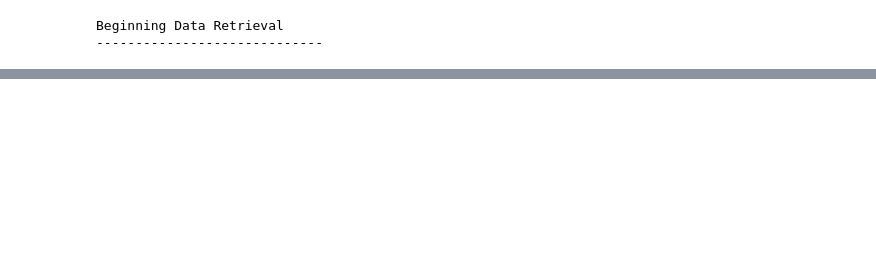
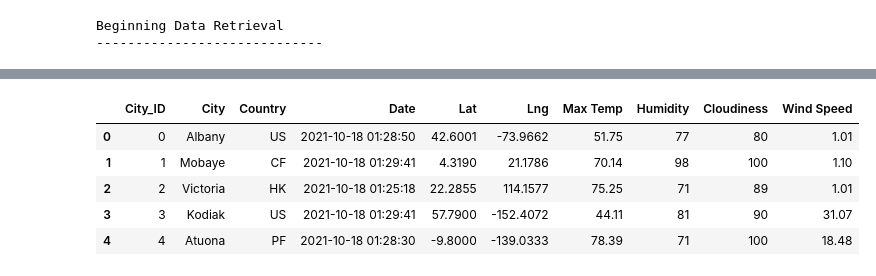
Before and after one commit to ltmurphy/World_Weather_Analysis, a Jupyter notebook: bones.ipynb, the cells around one changed output, grey strips where cells are left out. Drawn from its saved outputs; the diff is of its cells as text; code cells hidden in the pictures; blank space fills up the shorter version.

```diff
--- a/bones.ipynb
+++ b/bones.ipynb
@@ -342,0 +345,11 @@ plot_linear_regression(x_values, y_values,
+# %%
+# Store the CSV you saved created in part one into a DataFrame.
+city_data_df = pd.read_csv("weather_data/cities.csv")
+city_data_df.head()
+# %% [output]
+|  | City_ID | City | Country | Date | Lat | Lng | Max Temp | Humidity | Cloudiness | Wind Speed |
+| 0 | 0 | Albany | US | 2021-10-18 01:28:50 | 42.6001 | -73.9662 | 51.75 | 77 | 80 | 1.01 |
+| 1 | 1 | Mobaye | CF | 2021-10-18 01:29:41 | 4.3190 | 21.1786 | 70.14 | 98 | 100 | 1.10 |
+| 2 | 2 | Victoria | HK | 2021-10-18 01:25:18 | 22.2855 | 114.1577 | 75.25 | 71 | 89 | 1.01 |
+| 3 | 3 | Kodiak | US | 2021-10-18 01:29:41 | 57.7900 | -152.4072 | 44.11 | 81 | 90 | 31.07 |
+| 4 | 4 | Atuona | PF | 2021-10-18 01:28:30 | -9.8000 | -139.0333 | 78.39 | 71 | 100 | 18.48 |
```
Also changed, not shown: parts of 33 cells of this notebook, 19 other files.
